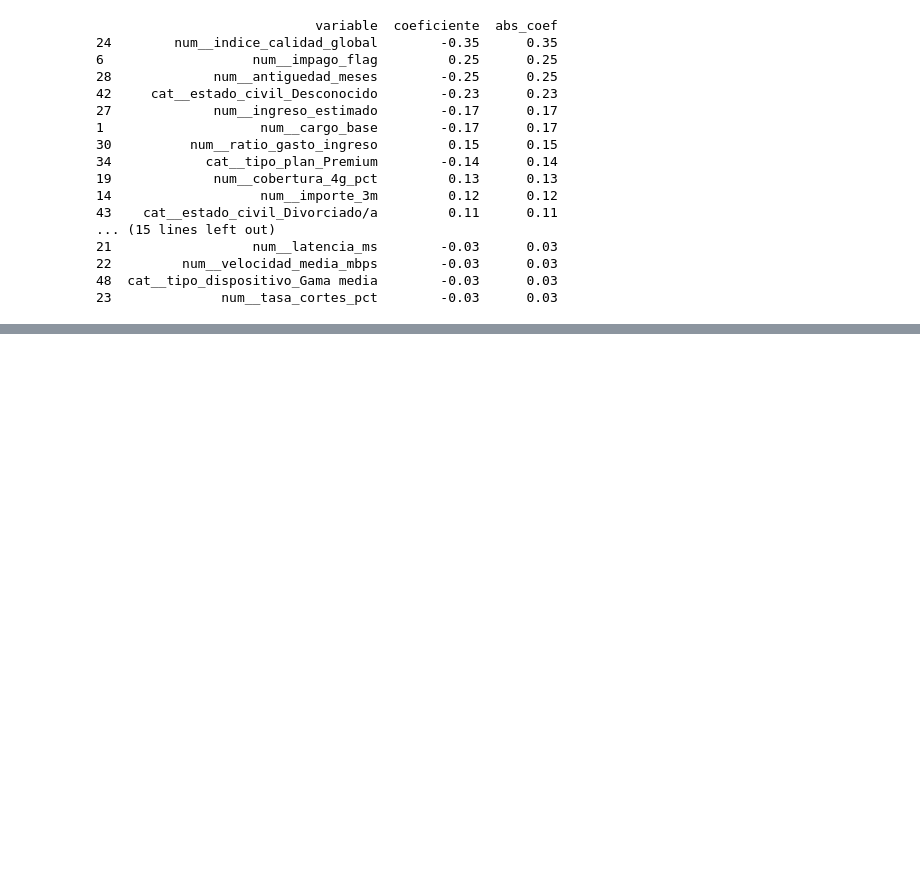
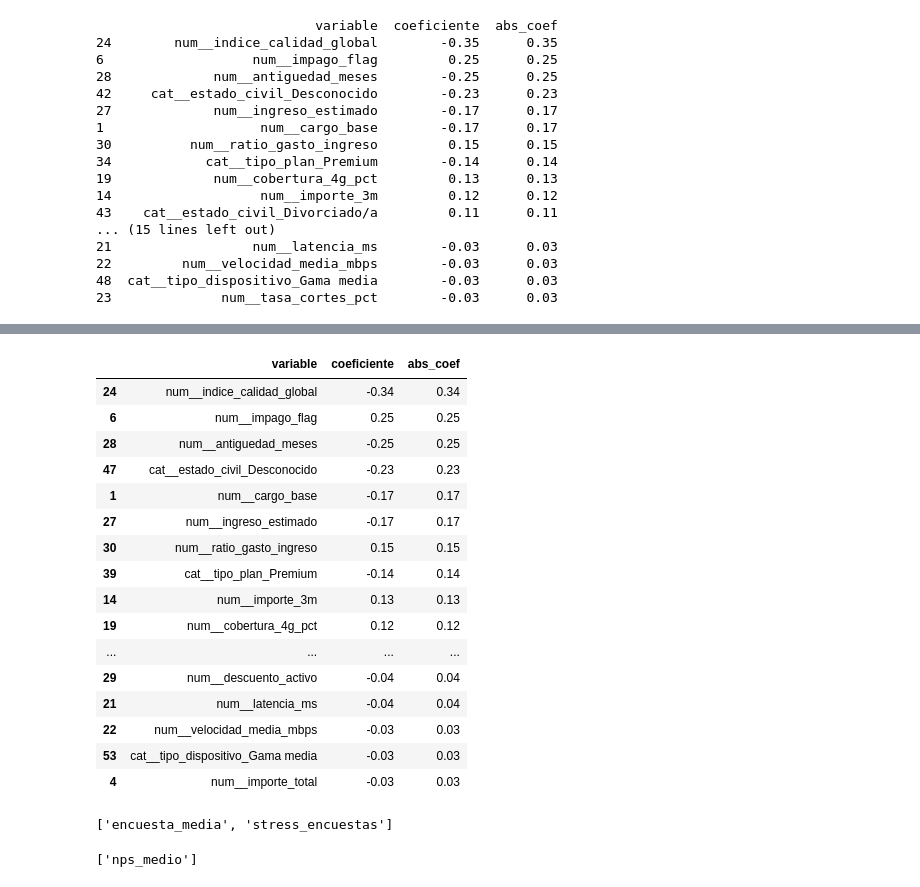
Before and after one commit to ancarmar03-create/UCV-Churn, a Jupyter notebook: notebooks/modelo1.ipynb, the cells around one changed output, grey strips where cells are left out. Drawn from its saved outputs; the diff is of its cells as text; code cells hidden in the pictures; blank space fills up the shorter version.

```diff
--- a/notebooks/modelo1.ipynb
+++ b/notebooks/modelo1.ipynb
@@ -3363,0 +3372,6 @@ print(importancia.head(30))
+# %%
+df_encuestas['fecha'] = df_encuestas['fecha'].apply(convertir_fecha)
+# %%
+df_encuestas = df_encuestas.rename(
+    columns={'fecha':'mes'}
+)
@@ -3363,0 +3403,6 @@ print(importancia.head(30))
+# %%
+df_modelo_temp = df_modelo_temp.merge(
+    encuestas_agg,
+    on=['zona_id', 'mes'],
+    how='left'
+)
@@ -3363,0 +3438,8 @@ print(importancia.head(30))
+# %%
+variables_numericas.extend([
+    'encuesta_media',
+    'nps_medio',
+    'sentimiento_medio',
+    'pct_incongruente',
+    'stress_encuestas'
+])
@@ -3363,0 +3543,56 @@ print(importancia.head(30))
+# %%
+feature_names = (
+    pipeline.named_steps['preprocessing']
+    .get_feature_names_out()
+)
+
+coeficientes = (
+    pipeline.named_steps['model']
+    .coef_[0]
+)
+
+importancia = pd.DataFrame({
+    'variable': feature_names,
+    'coeficiente': coeficientes
+})
+
+importancia['abs_coef'] = (
+    importancia['coeficiente']
+    .abs()
+)
+
+importancia = (
+    importancia
+    .sort_values(
+        'abs_coef',
+        ascending=False
+    )
+)
+
+importancia.head(30)
+# %% [output]
+|  | variable | coeficiente | abs_coef |
+| 24 | num__indice_calidad_global | -0.34 | 0.34 |
+| 6 | num__impago_flag | 0.25 | 0.25 |
+| 28 | num__antiguedad_meses | -0.25 | 0.25 |
+| 47 | cat__estado_civil_Desconocido | -0.23 | 0.23 |
+| 1 | num__cargo_base | -0.17 | 0.17 |
+| 27 | num__ingreso_estimado | -0.17 | 0.17 |
+| 30 | num__ratio_gasto_ingreso | 0.15 | 0.15 |
+| 39 | cat__tipo_plan_Premium | -0.14 | 0.14 |
+| 14 | num__importe_3m | 0.13 | 0.13 |
+| 19 | num__cobertura_4g_pct | 0.12 | 0.12 |
+| ... | ... | ... | ... |
+| 29 | num__descuento_activo | -0.04 | 0.04 |
+| 21 | num__latencia_ms | -0.04 | 0.04 |
+| 22 | num__velocidad_media_mbps | -0.03 | 0.03 |
+| 53 | cat__tipo_dispositivo_Gama media | -0.03 | 0.03 |
+| 4 | num__importe_total | -0.03 | 0.03 |
+# %%
+[c for c in df_modelo_temp.columns if 'encuesta' in c.lower()]
+# %% [output]
+['encuesta_media', 'stress_encuestas']
+# %%
+[c for c in df_modelo_temp.columns if 'nps' in c.lower()]
+# %% [output]
+['nps_medio']
```
Also changed, not shown: parts of 27 cells of this notebook.
